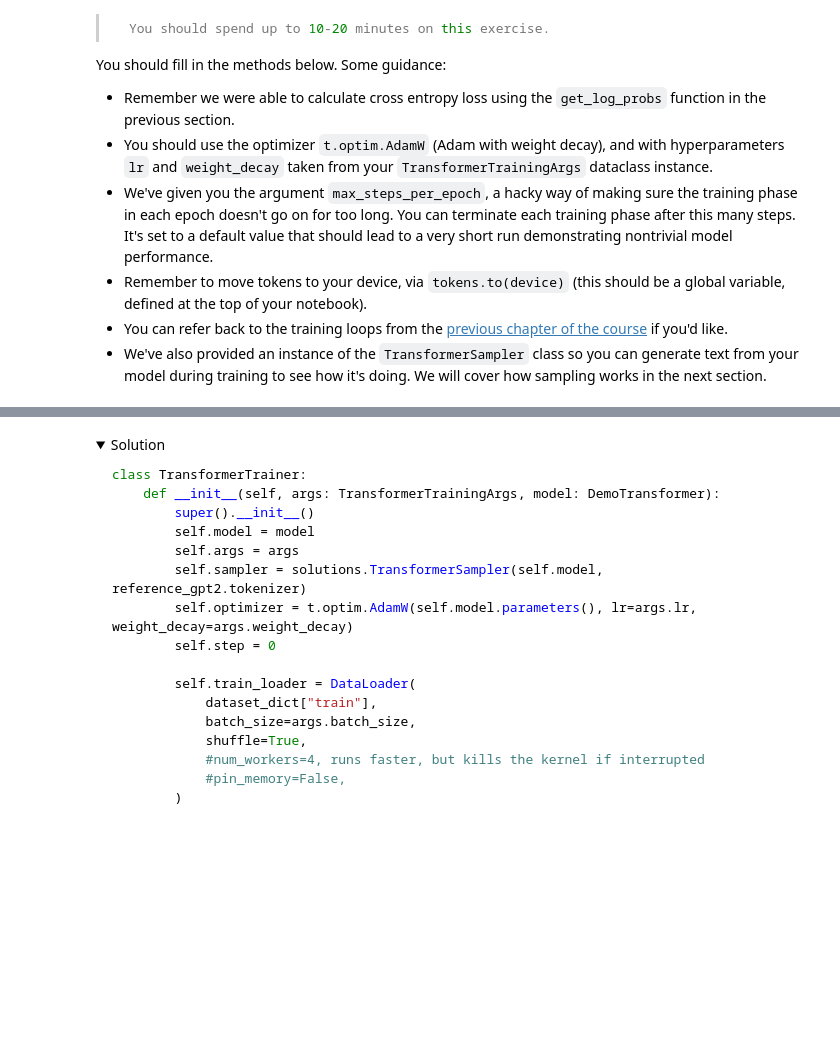
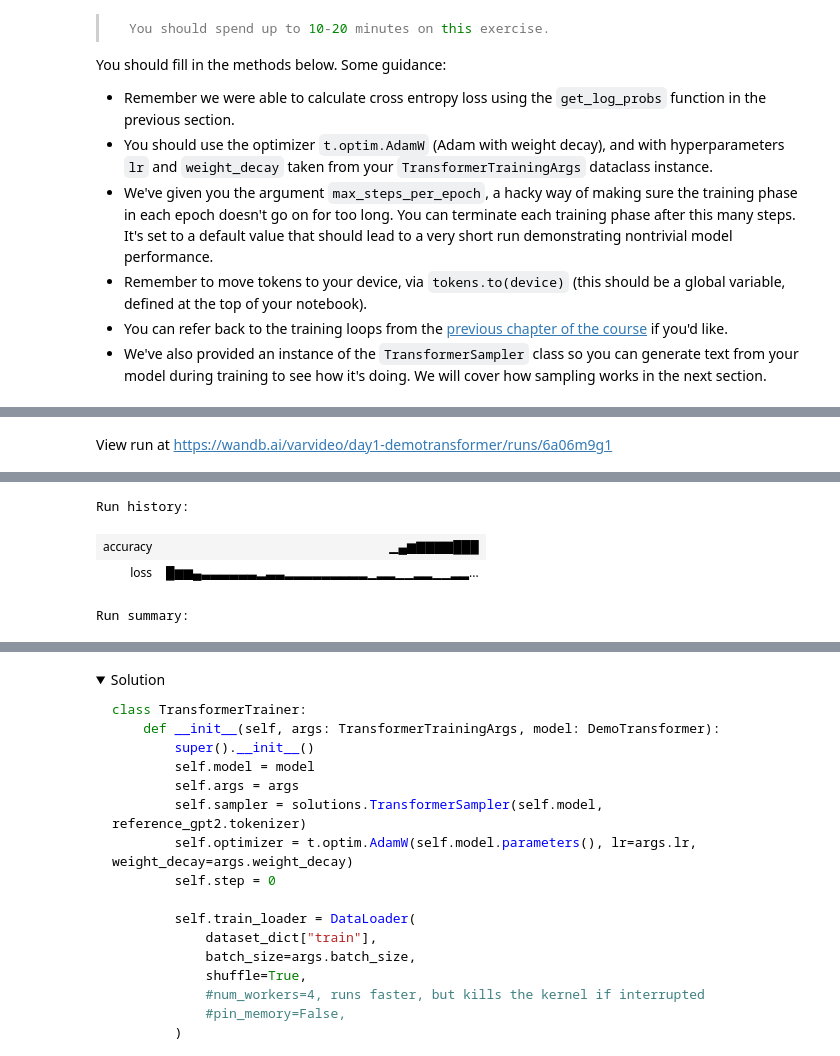
Before and after one commit to GilliamWong/learning, a Jupyter notebook: Mech Interp/arena/notebooks/chapter1_transformer_interp/part1_transformer_from_scratch/1.1_Transformer_from_Scratch_exercises.ipynb, the cells around one changed output, grey strips where cells are left out. Cells and saved outputs as stored; diff of their text form; code cells hidden in the pictures; folded sections open; blank space fills up the shorter version.

```diff
--- a/Mech Interp/arena/notebooks/chapter1_transformer_interp/part1_transformer_from_scratch/1.1_Transformer_from_Scratch_exercises.ipynb
+++ b/Mech Interp/arena/notebooks/chapter1_transformer_interp/part1_transformer_from_scratch/1.1_Transformer_from_Scratch_exercises.ipynb
@@ -1289,7 +1523,11 @@ class TransformerBlock(nn.Module):
         self.mlp = MLP(cfg)
 
     def forward(self, resid_pre: Float[Tensor, "batch position d_model"]) -> Float[Tensor, "batch position d_model"]:
-        raise NotImplementedError()
+        resid_curr = resid_pre + self.attn.forward(self.ln1.forward(resid_pre))
+
+        resid_curr = resid_curr + self.mlp.forward(self.ln2.forward(resid_curr))
+
+        return resid_curr
 
 
 tests.rand_float_test(TransformerBlock, [2, 4, 768])
@@ -1344,7 +1591,7 @@ class Unembed(nn.Module):
     def forward(
         self, normalized_resid_final: Float[Tensor, "batch position d_model"]
     ) -> Float[Tensor, "batch position d_vocab"]:
-        raise NotImplementedError()
+        return normalized_resid_final @ self.W_U + self.b_U
 
 
 tests.test_unembed(Unembed)
@@ -1411,7 +1668,16 @@ class DemoTransformer(nn.Module):
         self.unembed = Unembed(cfg)
 
     def forward(self, tokens: Int[Tensor, "batch position"]) -> Float[Tensor, "batch position d_vocab"]:
-        raise NotImplementedError()
+        embedded_tokens = self.embed(tokens) + self.pos_embed(tokens)
+
+        for block in self.blocks:
+            embedded_tokens = block(embedded_tokens)
+
+        pre_ln = self.ln_final(embedded_tokens)
+
+        output = self.unembed(pre_ln)
+
+        return output
 
 
 tests.rand_int_test(DemoTransformer, [2, 4])
@@ -1644,7 +1954,32 @@ class TransformerTrainer:
 
         Remember that `batch` is a dictionary with the single key 'tokens'.
         """
-        raise NotImplementedError()
+        #move batch to device
+        #forward on the model to get logits
+        #compute loss with said logits
+        #backprop
+        #optimizer step
+        #zero gradients
+        #increase self.step log the loss to wandb and return it
+        tokens = batch["tokens"]
+        tokens = tokens.to(device)
+
+        logits = self.model(tokens)
+
+        log_probs = get_log_probs(logits, tokens)
+
+        loss = -log_probs.mean()
+
+        loss.backward()
+
+        self.optimizer.step()
+
+        self.optimizer.zero_grad()
+
+        self.step += 1
+
+        wandb.log({"loss": loss}, step=self.step)
+
         return loss
 
     @t.inference_mode()
@@ -1653,9 +1988,31 @@ class TransformerTrainer:
         Evaluate the model on the test set and return the accuracy.
         """
         self.model.eval()
-        #
-        # YOUR CODE HERE - fill in the `evaluate` method
-        #
+        #go through all batches in test
+        #get model predictions as logits
+        #input is B T d_embed
+        #output is B T d_vocab
+        #so we need to argmax to collapse the last dim to get the actual predictions
+        #then we take tokens[:, 1:] and compare it with model_preds
+        #accuracy is num_correct / total
+        num_correct = 0
+        total = 0
+
+        for i, batch in enumerate(self.test_loader):
+            tokens = batch["tokens"]
+            tokens = tokens.to(device)
+
+            logits = self.model(tokens)
+
+            model_preds = logits.argmax(dim=-1)
+
+            num_correct += (model_preds[:, :-1] == tokens[:, 1:]).sum().item()
+
+            total += tokens.shape[0] * (tokens.shape[1] - 1)
+
+        accuracy = num_correct / total
+        wandb.log({"accuracy": accuracy}, step=self.step)
+
         self.model.train()
         return accuracy
 
@@ -1689,3 +2046,4 @@ model = DemoTransformer(model_cfg).to(device)
 args = TransformerTrainingArgs()
 trainer = TransformerTrainer(args, model)
 trainer.train()
+# %% [output]
@@ -1691,0 +2055 @@ trainer.train()
+View run at https://wandb.ai/varvideo/day1-demotransformer/runs/6a06m9g1
@@ -1691,0 +2074,4 @@ trainer.train()
+Run history:
+| accuracy | ▁▄▆▇▇▇▇███ |
+| loss | █▆▆▄▃▃▃▃▃▃▂▃▃▂▂▂▂▂▂▂▂▂▁▂▂▁▁▂▂▁▁▂▂... |
+Run summary:
```
Also changed, not shown: parts of 38 cells of this notebook, 11 other files.
